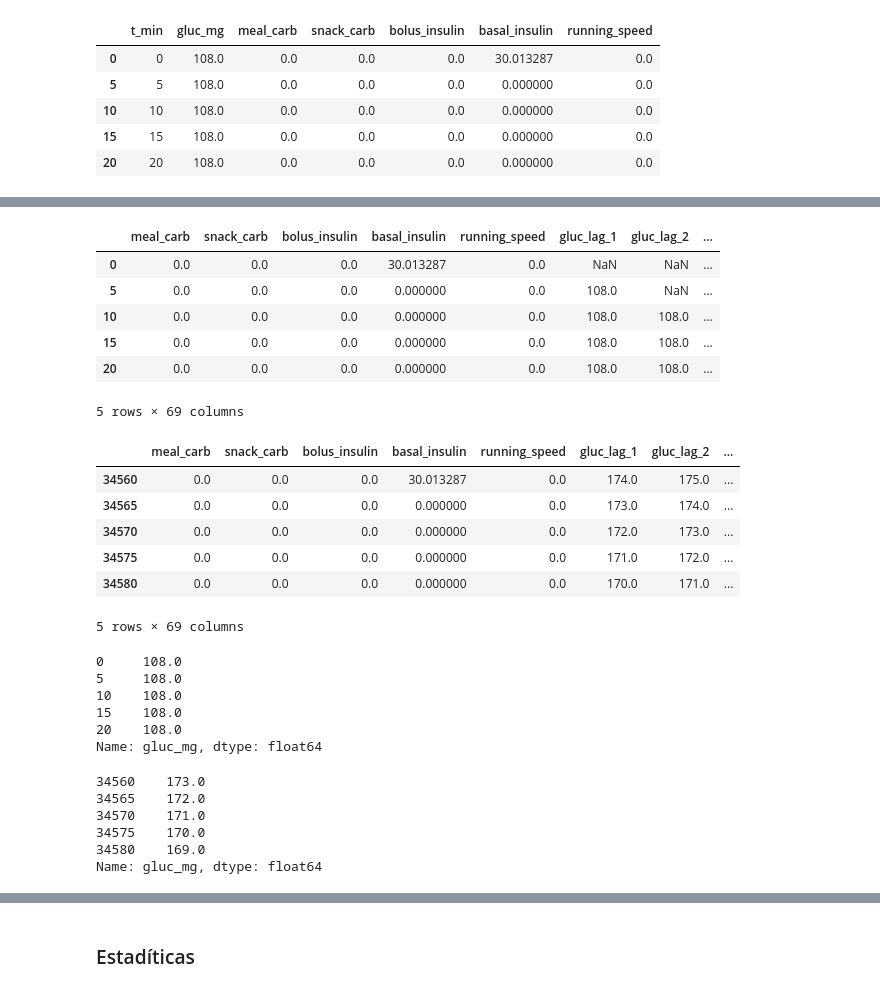
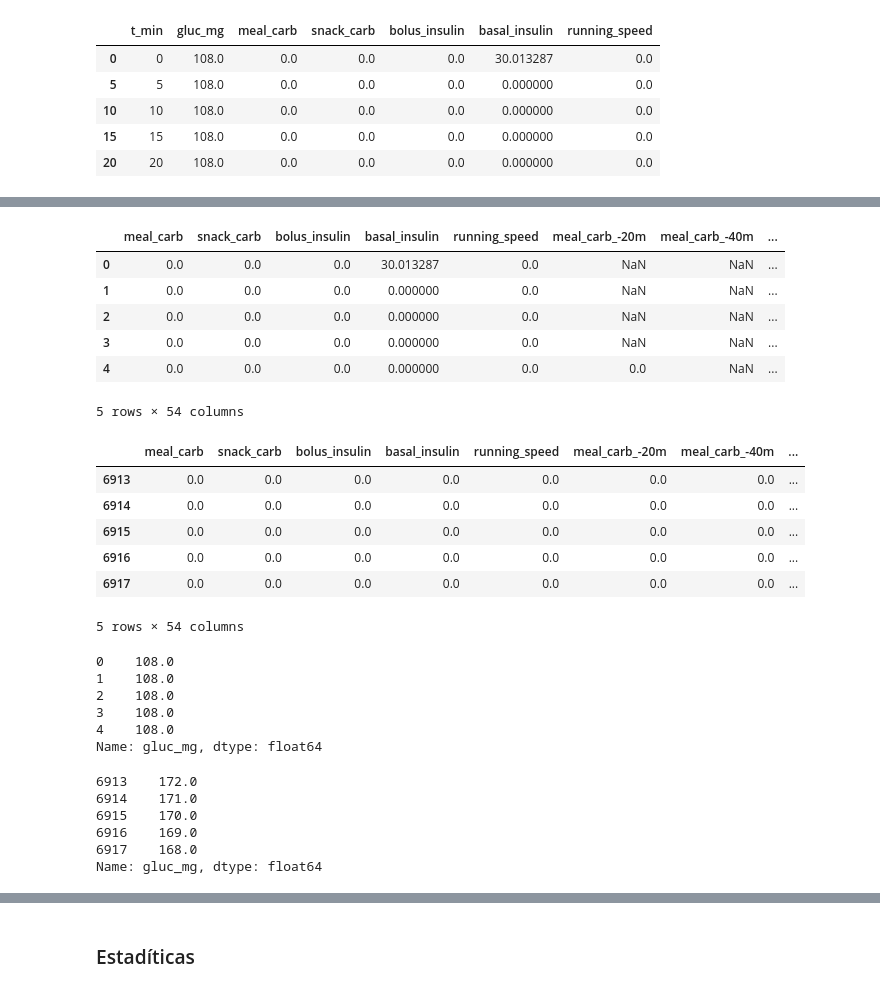
Before and after one commit to WillyFtAb/TFG-GIS-Predictor-glucosa, a Jupyter notebook: Pruebas/estadisticas.ipynb, the cells around one changed output, grey strips where cells are left out. Cells and saved outputs as stored; diff of their text form; code cells hidden in the pictures.

Commit message:
Primera prediccionXGBoost
Utilizao skforecast con XGboost valores por defecto, también incluye valores ausentes (primeros 240 min)

```diff
--- a/Pruebas/estadisticas.ipynb
+++ b/Pruebas/estadisticas.ipynb
@@ -181,10 +206,7 @@ Index(['t_min', 'gluc_mg', 'meal_carb', 'snack_carb', 'bolus_insulin',
 # %%
-df_prueba['gluc_lag_1'] = df_prueba['gluc_mg'].shift(1)
-df_prueba['gluc_lag_2'] = df_prueba['gluc_mg'].shift(2)
-df_prueba['gluc_lag_3'] = df_prueba['gluc_mg'].shift(3)
-df_prueba['basal_-24h'] = df_prueba['basal_insulin'].rolling(window=287, closed='left').sum()
+df_prueba['basal_-24h'] = df_prueba['basal_insulin'].rolling(window=287, closed='left', min_periods = 0).sum()
 
-for col in ['gluc_mg', 'meal_carb', 'snack_carb', 'bolus_insulin', 'running_speed']:
+for col in ['meal_carb', 'snack_carb', 'bolus_insulin', 'running_speed']:
 
     df_prueba[f'{col}_-20m'] = df_prueba[col].rolling(window=4, closed='left').sum()
     df_prueba[f'{col}_-40m'] = df_prueba[col].rolling(window=8, closed='left').sum() - df_prueba[col].rolling(window=4, closed='left').sum()
@@ -199,5 +221,7 @@ for col in ['gluc_mg', 'meal_carb', 'snack_carb', 'bolus_insulin', 'running_spee
     df_prueba[f'{col}_-220m'] = df_prueba[col].rolling(window=44, closed='left').sum() - df_prueba[col].rolling(window=40, closed='left').sum()
     df_prueba[f'{col}_-240m'] = df_prueba[col].rolling(window=48, closed='left').sum() - df_prueba[col].rolling(window=44, closed='left').sum()
 
-df_prueba.loc[1435:,:].head(50)
+df_prueba = df_prueba.reset_index(drop = True)
+print(df_prueba.shape)
+df_prueba.head()
 # %% [output]
@@ -222,65 +241,68 @@ df_prueba.loc[1435:,:].head(50)
 # %%
 from skforecast.direct import ForecasterDirect
 from xgboost import XGBRegressor
 
-34560
+# Elminación de los valores nulos
+# df_prueba.dropna(inplace=True)
+
+
+# División de 0,8 train y 0,2 test
+corte = round(df_prueba.shape[0]*0.8)
 x_cols = ['meal_carb', 'snack_carb', 'bolus_insulin',
-       'basal_insulin', 'running_speed', 'gluc_lag_1', 'gluc_lag_2',
-       'gluc_lag_3', 'gluc_mg_-20m', 'gluc_mg_-40m', 'gluc_mg_-60m',
-       'gluc_mg_-80m', 'gluc_mg_-100m', 'gluc_mg_-120m', 'gluc_mg_-140m',
-       'gluc_mg_-160m', 'gluc_mg_-180m', 'gluc_mg_-200m', 'gluc_mg_-220m',
-       'gluc_mg_-240m', 'meal_carb_-20m', 'meal_carb_-40m', 'meal_carb_-60m',
+       'basal_insulin', 'running_speed', 'meal_carb_-20m', 'meal_carb_-40m', 'meal_carb_-60m',
        'meal_carb_-80m', 'meal_carb_-100m', 'meal_carb_-120m',
        'meal_carb_-140m', 'meal_carb_-160m', 'meal_carb_-180m',
        'meal_carb_-200m', 'meal_carb_-220m', 'meal_carb_-240m',
        'snack_carb_-20m', 'snack_carb_-40m', 'snack_carb_-60m',
        'snack_carb_-80m', 'snack_carb_-100m', 'snack_carb_-120m',
        'snack_carb_-140m', 'snack_carb_-160m', 'snack_carb_-180m',
        'snack_carb_-200m', 'snack_carb_-220m', 'snack_carb_-240m',
        'bolus_insulin_-20m', 'bolus_insulin_-40m', 'bolus_insulin_-60m',
        'bolus_insulin_-80m', 'bolus_insulin_-100m', 'bolus_insulin_-120m',
        'bolus_insulin_-140m', 'bolus_insulin_-160m', 'bolus_insulin_-180m',
        'bolus_insulin_-200m', 'bolus_insulin_-220m', 'bolus_insulin_-240m',
        'running_speed_-20m', 'running_speed_-40m', 'running_speed_-60m',
        'running_speed_-80m', 'running_speed_-100m', 'running_speed_-120m',
        'running_speed_-140m', 'running_speed_-160m', 'running_speed_-180m',
        'running_speed_-200m', 'running_speed_-220m', 'running_speed_-240m',
        'basal_-24h']
 
-x_train = df_prueba.loc[:34560, x_cols]
-x_test = df_prueba.loc[34560:, x_cols]
+x_train = df_prueba.loc[:corte, x_cols]
+x_test = df_prueba.loc[corte:, x_cols]
 
-y_train = df_prueba.loc[:34560, 'gluc_mg']
-y_test = df_prueba.loc[34560:, 'gluc_mg']
+y_train = df_prueba.loc[:corte, 'gluc_mg']
+y_test = df_prueba.loc[corte:, 'gluc_mg']
 
 display(x_train.head())
 display(x_test.head())
 display(y_train.head())
 display(y_test.head())
+
+print(len(x_train),len(x_test),len(x_train)+len(x_test))
 # %% [output]
-|  | meal_carb | snack_carb | bolus_insulin | basal_insulin | running_speed | gluc_lag_1 | gluc_lag_2 | ... |
+|  | meal_carb | snack_carb | bolus_insulin | basal_insulin | running_speed | meal_carb_-20m | meal_carb_-40m | ... |
 | 0 | 0.0 | 0.0 | 0.0 | 30.013287 | 0.0 | NaN | NaN | ... |
-| 5 | 0.0 | 0.0 | 0.0 | 0.000000 | 0.0 | 108.0 | NaN | ... |
-| 10 | 0.0 | 0.0 | 0.0 | 0.000000 | 0.0 | 108.0 | 108.0 | ... |
-| 15 | 0.0 | 0.0 | 0.0 | 0.000000 | 0.0 | 108.0 | 108.0 | ... |
-| 20 | 0.0 | 0.0 | 0.0 | 0.000000 | 0.0 | 108.0 | 108.0 | ... |
+| 1 | 0.0 | 0.0 | 0.0 | 0.000000 | 0.0 | NaN | NaN | ... |
+| 2 | 0.0 | 0.0 | 0.0 | 0.000000 | 0.0 | NaN | NaN | ... |
+| 3 | 0.0 | 0.0 | 0.0 | 0.000000 | 0.0 | NaN | NaN | ... |
+| 4 | 0.0 | 0.0 | 0.0 | 0.000000 | 0.0 | 0.0 | NaN | ... |
-5 rows × 69 columns
+5 rows × 54 columns
-|  | meal_carb | snack_carb | bolus_insulin | basal_insulin | running_speed | gluc_lag_1 | gluc_lag_2 | ... |
-| 34560 | 0.0 | 0.0 | 0.0 | 30.013287 | 0.0 | 174.0 | 175.0 | ... |
-| 34565 | 0.0 | 0.0 | 0.0 | 0.000000 | 0.0 | 173.0 | 174.0 | ... |
-| 34570 | 0.0 | 0.0 | 0.0 | 0.000000 | 0.0 | 172.0 | 173.0 | ... |
-| 34575 | 0.0 | 0.0 | 0.0 | 0.000000 | 0.0 | 171.0 | 172.0 | ... |
-| 34580 | 0.0 | 0.0 | 0.0 | 0.000000 | 0.0 | 170.0 | 171.0 | ... |
+|  | meal_carb | snack_carb | bolus_insulin | basal_insulin | running_speed | meal_carb_-20m | meal_carb_-40m | ... |
+| 6913 | 0.0 | 0.0 | 0.0 | 0.0 | 0.0 | 0.0 | 0.0 | ... |
+| 6914 | 0.0 | 0.0 | 0.0 | 0.0 | 0.0 | 0.0 | 0.0 | ... |
+| 6915 | 0.0 | 0.0 | 0.0 | 0.0 | 0.0 | 0.0 | 0.0 | ... |
+| 6916 | 0.0 | 0.0 | 0.0 | 0.0 | 0.0 | 0.0 | 0.0 | ... |
+| 6917 | 0.0 | 0.0 | 0.0 | 0.0 | 0.0 | 0.0 | 0.0 | ... |
-5 rows × 69 columns
+5 rows × 54 columns
-0     108.0
-5     108.0
-10    108.0
-15    108.0
-20    108.0
+0    108.0
+1    108.0
+2    108.0
+3    108.0
+4    108.0
 Name: gluc_mg, dtype: float64
-34560    173.0
-34565    172.0
-34570    171.0
-34575    170.0
-34580    169.0
+6913    172.0
+6914    171.0
+6915    170.0
+6916    169.0
+6917    168.0
 Name: gluc_mg, dtype: float64
```
Also changed, not shown: parts of 10 cells of this notebook.
